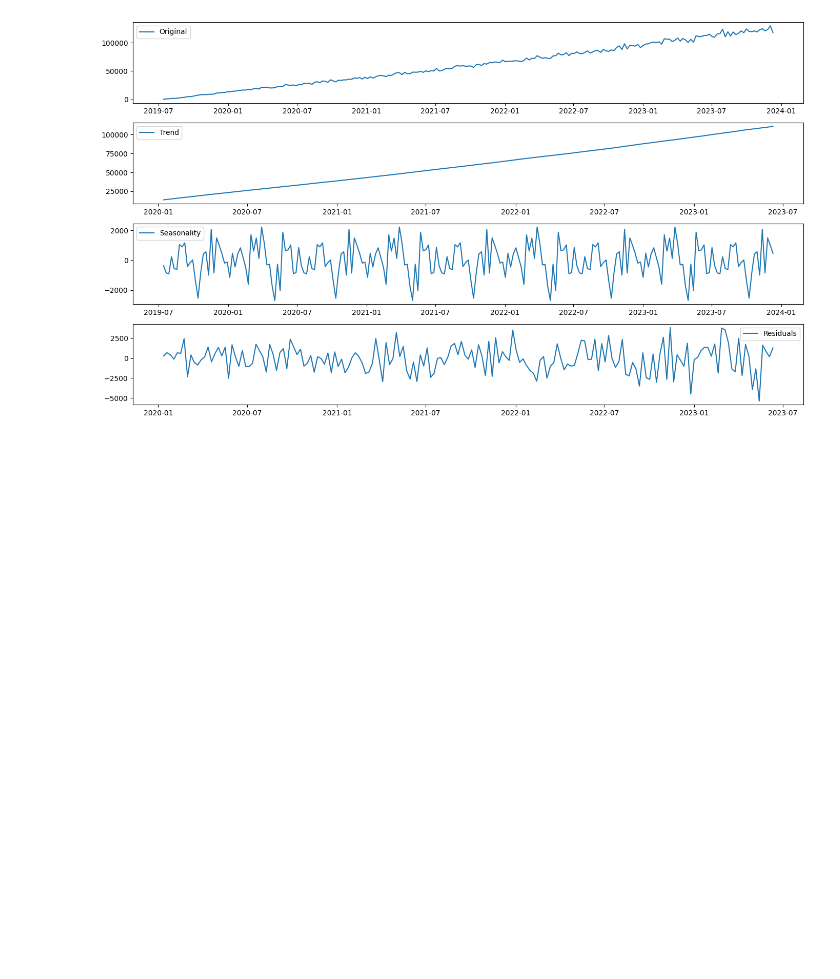
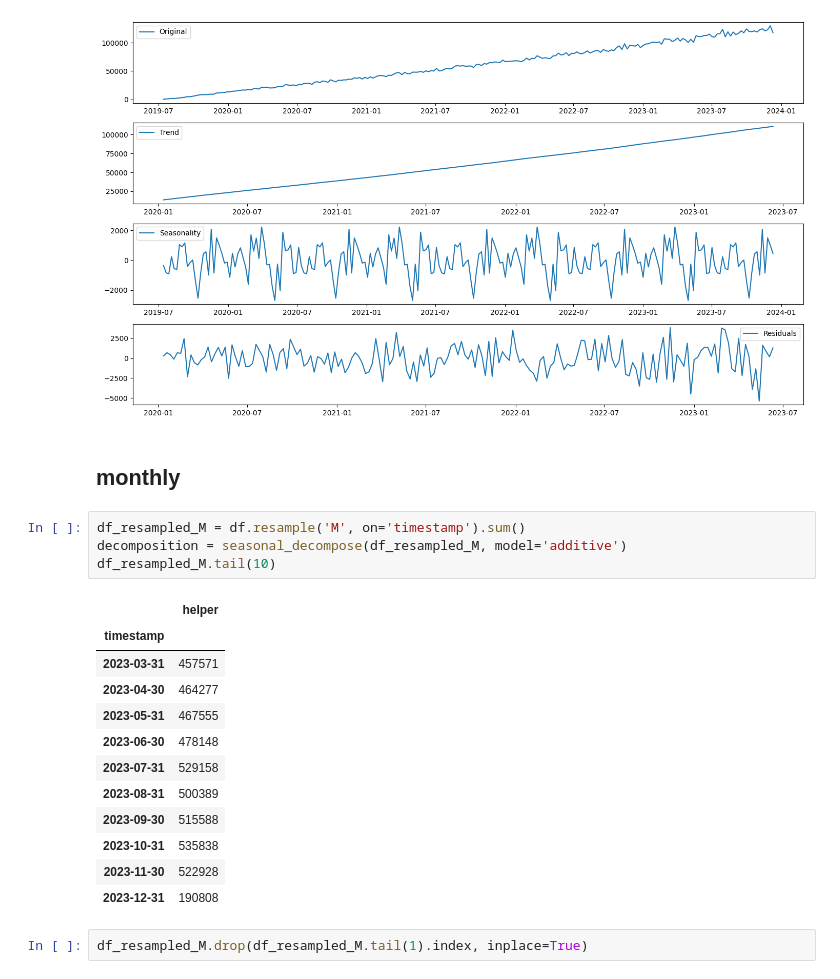
Before and after one commit to wz7475/streaming-service-sales, a Jupyter notebook: model/all_plays_in_service.ipynb, the cells around one changed output. Drawn from its saved outputs; the diff is of its cells as text; blank space fills up the shorter version.

```diff
--- a/model/all_plays_in_service.ipynb
+++ b/model/all_plays_in_service.ipynb
@@ -78,3 +80,24 @@ plt.tight_layout()
 plt.show()
 # %% [output]
 [figure]
+# %% [markdown]
+## monthly
+# %%
+df_resampled_M = df.resample('M', on='timestamp').sum()
+decomposition = seasonal_decompose(df_resampled_M, model='additive')
+df_resampled_M.tail(10)
+# %% [output]
+|  | helper |
+| timestamp |  |
+| 2023-03-31 | 457571 |
+| 2023-04-30 | 464277 |
+| 2023-05-31 | 467555 |
+| 2023-06-30 | 478148 |
+| 2023-07-31 | 529158 |
+| 2023-08-31 | 500389 |
+| 2023-09-30 | 515588 |
+| 2023-10-31 | 535838 |
+| 2023-11-30 | 522928 |
+| 2023-12-31 | 190808 |
+# %%
+df_resampled_M.drop(df_resampled_M.tail(1).index, inplace=True)
```
Also changed, not shown: parts of 2 cells of this notebook.
